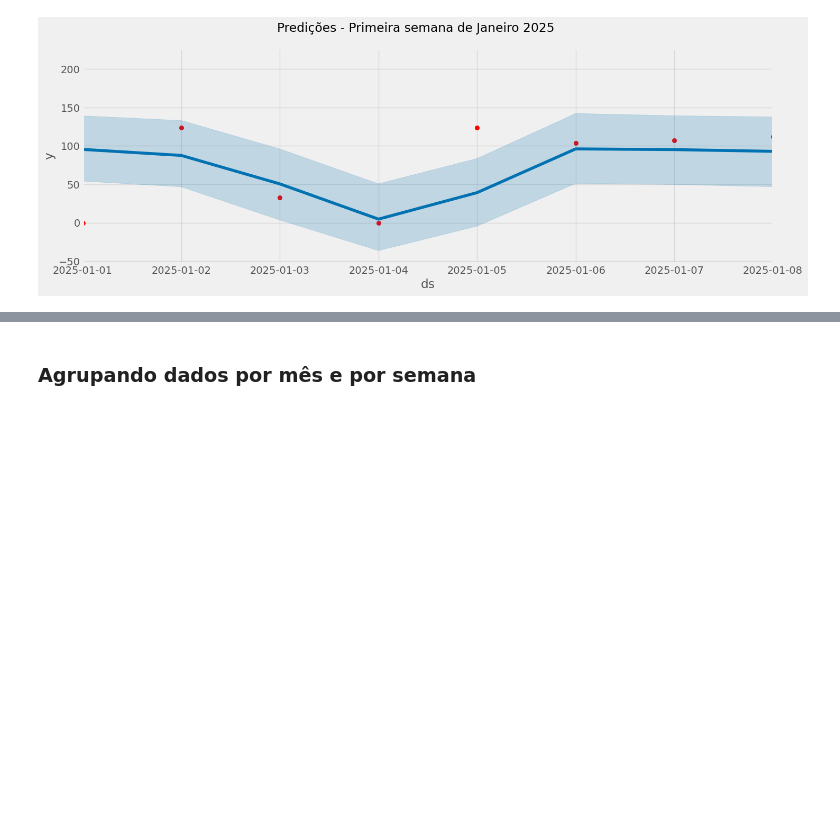
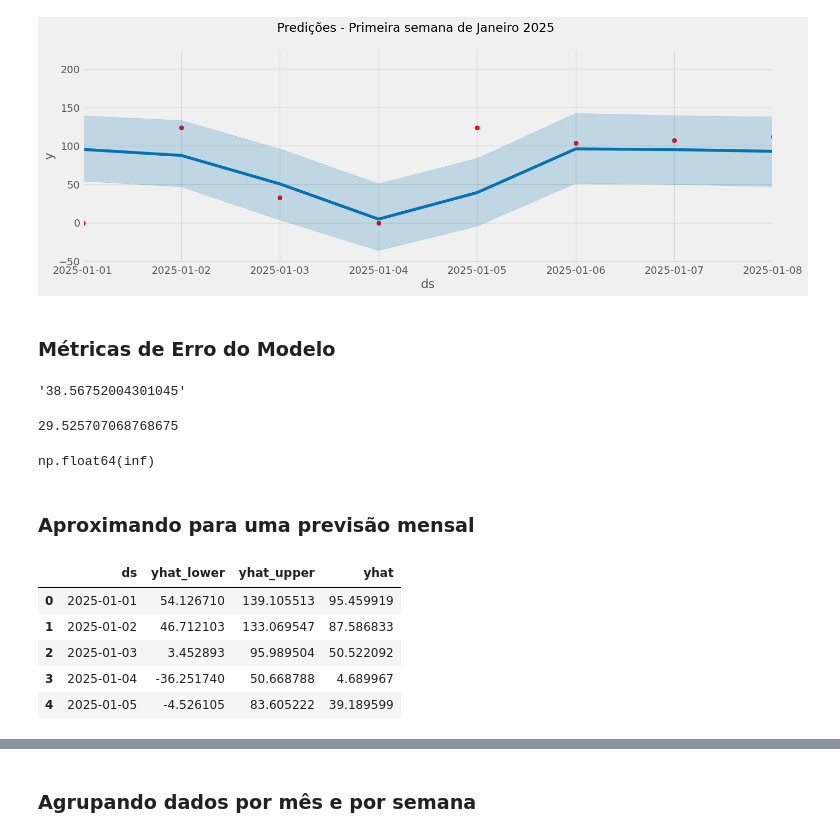
Before and after one commit to diogojfr/time_series_studies, a Jupyter notebook: Daily Loads.ipynb, the cells around one changed output, grey strips where cells are left out. Drawn from its saved outputs; the diff is of its cells as text; code cells hidden in the pictures; blank space fills up the shorter version.

Commit message:
error metrics

```diff
--- a/Daily Loads.ipynb
+++ b/Daily Loads.ipynb
@@ -300,0 +307,32 @@ plot = plt.suptitle('Predições - Primeira semana de Janeiro 2025')
+# %% [markdown]
+### Métricas de Erro do Modelo
+# %%
+rmse = np.sqrt(mean_squared_error(y_true=df_test['total_loads'],
+                          y_pred = df_test_fcst['yhat']))
+str(rmse)
+# %% [output]
+'38.56752004301045'
+# %%
+mae = mean_absolute_error(y_true=df_test['total_loads'],
+                         y_pred=df_test_fcst['yhat'])
+mae
+# %% [output]
+29.525707068768675
+# %%
+mape = mean_absolute_percentage_error(y_true=df_test['total_loads'],
+                         y_pred=df_test_fcst['yhat'])
+mape
+# %% [output]
+np.float64(inf)
+# %% [markdown]
+### Aproximando para uma previsão mensal
+# %%
+df_approx_mensal = df_test_fcst[['ds','yhat_lower', 'yhat_upper', 'yhat']]
+df_approx_mensal.head()
+# %% [output]
+|  | ds | yhat_lower | yhat_upper | yhat |
+| 0 | 2025-01-01 | 54.126710 | 139.105513 | 95.459919 |
+| 1 | 2025-01-02 | 46.712103 | 133.069547 | 87.586833 |
+| 2 | 2025-01-03 | 3.452893 | 95.989504 | 50.522092 |
+| 3 | 2025-01-04 | -36.251740 | 50.668788 | 4.689967 |
+| 4 | 2025-01-05 | -4.526105 | 83.605222 | 39.189599 |
```
Also changed, not shown: parts of 10 cells of this notebook.
